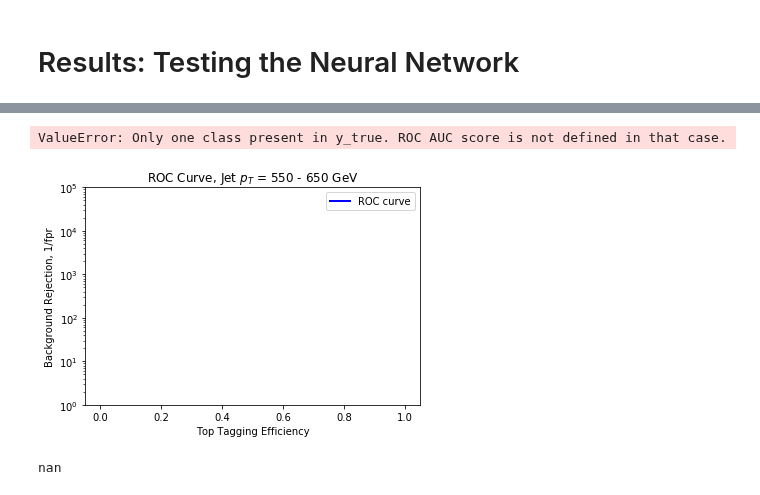
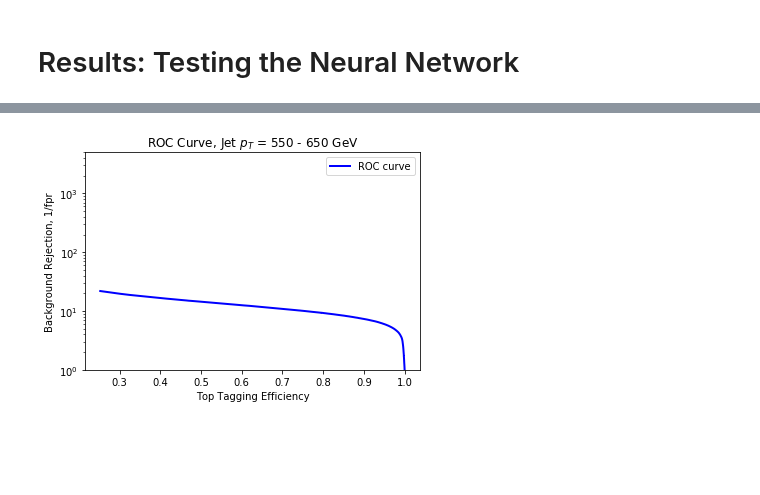
Before and after one commit to genny07/Top-Tagging-Neural-Networks, a Jupyter notebook: pytorch_DNN_5.ipynb, the cells around one changed output, grey strips where cells are left out. Drawn from its saved outputs; the diff is of its cells as text; code cells hidden in the pictures; blank space fills up the shorter version.

```diff
--- a/pytorch_DNN_5.ipynb
+++ b/pytorch_DNN_5.ipynb
@@ -136,26 +157,27 @@ optimizer = torch.optim.Adam(model.parameters(), lr=learning_rate) #ADAM optimiz
 #Make Dataloaders
 ######################
 training_loader = DataLoader(dataset=training_dataset, batch_size=batch_len, shuffle=True, num_workers=2)
-validation_loader = DataLoader(dataset=validation_dataset, batch_size=batch_len, shuffle=False, num_workers=2)
+validation_loader = DataLoader(dataset=validation_dataset, batch_size=batch_len, shuffle=True, num_workers=2)
 # %%
+#####
+#Trial
+#####
 final_out = []
 for i, data in enumerate(training_loader, 0):
         ### 1. get the inputs ###
-        inputs,labels=data
-
+        inputs,labels,_=data
         ### 2. wrap them in Variable ###
         inputs, labels = Variable(inputs), Variable(labels)
         inputs, labels = inputs.to(device), labels.to(device)
-
         #Forward pass: Compute predicted y by passing x to the model
         outputs=model(inputs)
         preds=torch.max(outputs.data,1)[1]
-
         final_out.extend(preds)
         #preds has size [batch_size]
 
 #check size and shape of labels, inputs, outputs
 
-#print(labels.shape)    #= torch.Size([500])
+print(labels.shape)    #= torch.Size([500])
 #print(inputs.shape)    #= torch.Size([500, 800])
-#print(outputs.shape)   #= torch.Size([500, 2])
+print(outputs.data.shape)   #= torch.Size([500, 2])
+#print(len(final_out))  #= 1211000
@@ -583,7 +668,7 @@ class TestDataset(Dataset):
 testing_dataset = TestDataset()
 test_len = testing_dataset.len
 
-t_batch_size = 1000
+t_batch_size = batch_len
 #make dataloader
 testing_loader = DataLoader(dataset=testing_dataset, batch_size=t_batch_size, shuffle=False, num_workers=2)
 # %%
@@ -631,15 +716,16 @@ Accuracy:0.9096
 --- 0 min and 3 sec ---
 # %%
-##########
-#ROC curve
-##########
+###################
+#Standard ROC curve
+###################
+
 predicted = np.array(final_test_outputs)
 truth = testing_dataset.y_data.numpy()
+preds = np.array(final_test_preds)
 
-
-fpr, tpr, thresholds = sklm.roc_curve(truth,predicted,pos_label=1)
+#fpr, tpr, thresholds = sklm.roc_curve(truth,predicted,pos_label=1)
+fpr, tpr, thresholds = sklm.roc_curve(truth,predicted)#,pos_label=1)
 auc = sklm.roc_auc_score(truth,predicted)
-print(len(fpr),len(tpr),len(thresholds))
 
 print('AUC: {:.4f}'.format(auc))
 
@@ -650,7 +736,7 @@ ax3 = fig3.add_subplot(111)
 #plt.plot(fpr,tpr)
 plt.plot(fpr,tpr,linewidth=2,linestyle='solid',color='orange',label="ROC curve (AUC={:.4f})".format(auc))
 plt.plot(fpr,fpr,linewidth=2,linestyle='dashed',color='b')
-plt.title('ROC Curve')
+plt.title('Test Data ROC Curve')
 
 ax3.set_xlabel('True Positive Rate')
 ax3.set_ylabel('False Positive Rate')
@@ -723,53 +750,25 @@ tensor([2.7790e-10, 1.0000e+00])
-# %%
-test_fpr, test_tpr, test_thresholds = sklm.roc_curve(test_labels.data,test_outputs.data[:,1],pos_label=None)
-#auc = roc_auc_score_FIXED(test_labels.data,test_outputs.data[:,1])
-auc = sklm.roc_auc_score(test_labels.data,test_outputs.data[:,1])
-
-#auc = sklm.roc_auc_score(test_labels.data,test_outputs.data[:,1])
-
-print('AUC: {:.4f}'.format(auc))
-
-#ROC curve
-fig3 = plt.figure(3)
-ax3 = fig3.add_subplot(111)
-
-#plt.plot(fpr,tpr)
-plt.plot(test_fpr,test_tpr,linewidth=2,linestyle='solid',color='orange',label="ROC curve (AUC={:.4f})".format(auc))
-plt.plot(test_fpr,test_fpr,linewidth=2,linestyle='dashed',color='b')
-plt.title('ROC Curve')
-
-ax3.set_xlabel('True Positive Rate')#, color='white')
-ax3.set_ylabel('False Positive Rate')#, color='white')
-
-plt.legend(loc='lower right')
-plt.legend()
-plt.show()
-
-print(test_fpr[3])
-print(test_tpr[3])
-print(test_thresholds[3])
-# %% [output]
-ValueError: Only one class present in y_true. ROC AUC score is not defined in that case.
 # %%
-test_background_rejection = 1.0/test_fpr
+##############
+#Log ROC curve
+##############
+background_rejection = safe_div(1,fpr)
 #background_rejection = 1/fpr[2:] #the first and second elements of fpr are usually zero, so disregard these to avoid divide by zero
 
 #ROC curve (using background rejection)
 fig4 = plt.figure(4)
 ax4 = fig4.add_subplot(111)
 
-plt.semilogy(test_tpr,test_background_rejection,linewidth=2,linestyle='solid',color='blue',label="ROC curve")
+#plt.plot(fpr,tpr)
+plt.semilogy(tpr[1:],background_rejection[1:],linewidth=2,linestyle='solid',color='blue',label="ROC curve")
 plt.title('ROC Curve, Jet $p_T$ = 550 - 650 GeV')#,color='w')
+
 ax4.set_xlabel('Top Tagging Efficiency')#, color='white')
 ax4.set_ylabel('Background Rejection, 1/fpr')#, color='white')
 
-plt.ylim(1, 1e5)
+plt.ylim(1, 5000)
 
 plt.legend(loc='upper right')
 plt.legend()
 plt.show()
-
-print(test_fpr[0])
 # %% [output]
-[figure, old version]
+[figure, new version]
-nan
```
Also changed, not shown: parts of 36 cells of this notebook, 4 other files.
